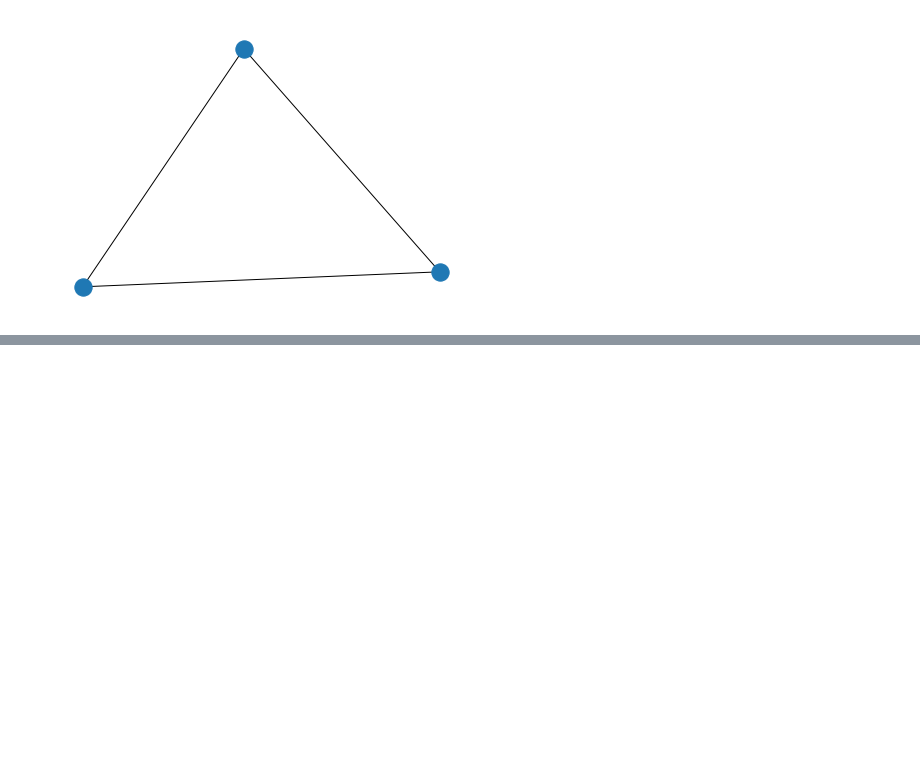
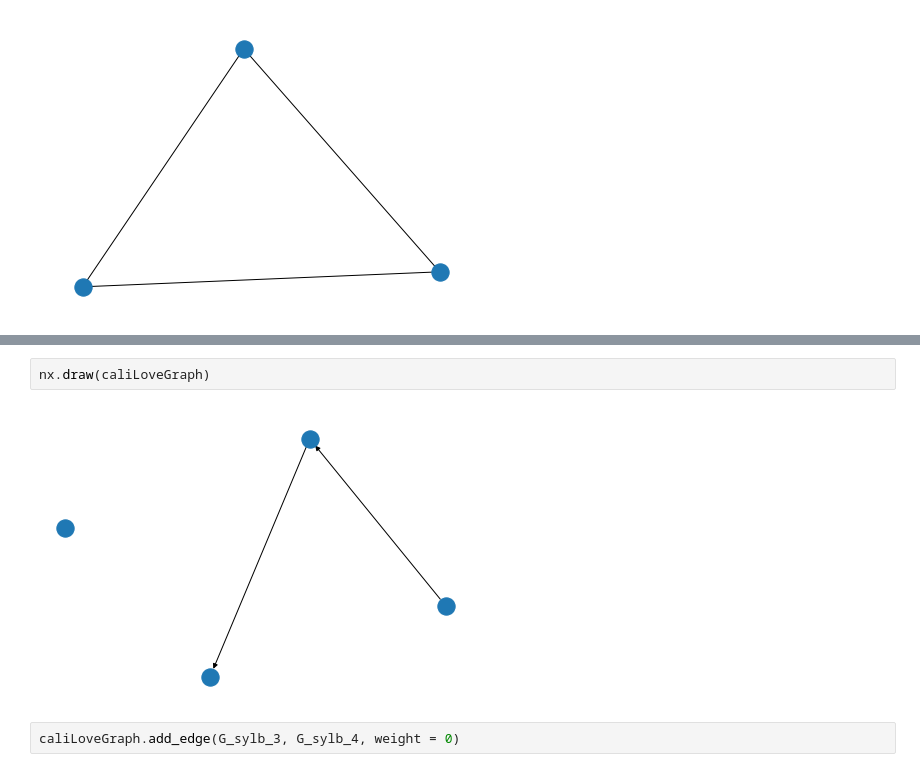
Before and after one commit to rkimelman/7100-2022, a Jupyter notebook: fall2022.ipynb, the cells around one changed output, grey strips where cells are left out. Saved outputs shown, nothing was run; the diff lists cells and outputs as text; blank space fills up the shorter version.

```diff
--- a/fall2022.ipynb
+++ b/fall2022.ipynb
@@ -101,0 +120,6 @@ nx.draw(caliLoveGraph)
+# %%
+nx.draw(caliLoveGraph)
+# %% [output]
+[figure, added]
+# %%
+caliLoveGraph.add_edge(G_sylb_3, G_sylb_4, weight = 0)
```
Also changed, not shown: parts of 169 cells of this notebook.
